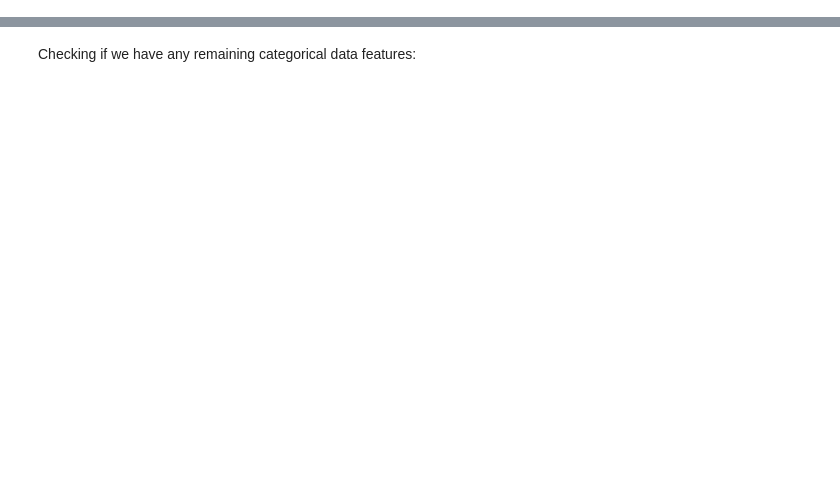
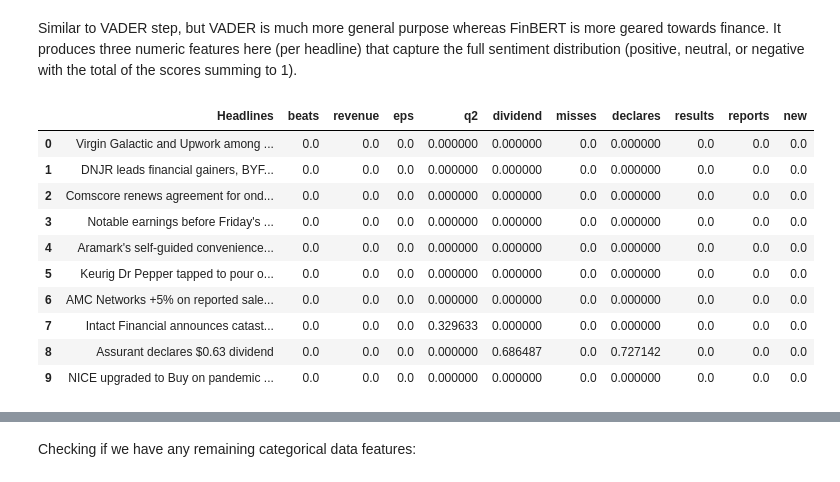
Before and after one commit to colleynsousa/NLPStockPriceNewsSentiment, a Jupyter notebook: Pre-processing.ipynb, the cells around one changed output, grey strips where cells are left out. Saved outputs shown, nothing was run; the diff lists cells and outputs as text; code cells hidden in the pictures; blank space fills up the shorter version.

```diff
--- a/Pre-processing.ipynb
+++ b/Pre-processing.ipynb
@@ -7,0 +19,5 @@ from sklearn.preprocessing import StandardScaler
+# %%
+#Adding headline length & word count
+data['headline_length']=data['Headlines'].apply(len)
+data['word_count']=data['Headlines'].apply(lambda x: len(x.split()))
+data.head()
@@ -7,0 +88,27 @@ from sklearn.preprocessing import StandardScaler
+# %% [markdown]
+Similar to VADER step, but VADER is much more general purpose whereas FinBERT is more geared towards finance. It produces three numeric features here (per headline) that capture the full sentiment distribution (positive, neutral, or negative with the total of the scores summing to 1).
+# %%
+#now doing some TFIDF stuff - extracting numerical features from headline text by converting important words into TFIDF scores
+tfidf=TfidfVectorizer(max_features=100,stop_words='english') #limiting to the top 100 words, and not including stop words which might dominate in terms of frequency
+X_tfidf=tfidf.fit_transform(data['Headlines']) #convert each headline into a vector of TFIDF scores corresponding to top 100 words
+tfidf_df=pd.DataFrame(X_tfidf.toarray(),columns=tfidf.get_feature_names_out(),index=data.index)
+data=pd.concat([data,tfidf_df],axis=1)
+
+#display these new columns, putting most important words at the front
+tfidf_cols=tfidf_df.columns
+avg_tfidf=tfidf_df[tfidf_cols].mean().sort_values(ascending=False)
+top_words=avg_tfidf.index.tolist()
+display_cols=['Headlines'] + top_words[:10]
+data[display_cols].head(10)
+# %% [output]
+|  | Headlines | beats | revenue | eps | q2 | dividend | misses | declares | results | reports | new |
+| 0 | Virgin Galactic and Upwork among ... | 0.0 | 0.0 | 0.0 | 0.000000 | 0.000000 | 0.0 | 0.000000 | 0.0 | 0.0 | 0.0 |
+| 1 | DNJR leads financial gainers, BYF... | 0.0 | 0.0 | 0.0 | 0.000000 | 0.000000 | 0.0 | 0.000000 | 0.0 | 0.0 | 0.0 |
+| 2 | Comscore renews agreement for ond... | 0.0 | 0.0 | 0.0 | 0.000000 | 0.000000 | 0.0 | 0.000000 | 0.0 | 0.0 | 0.0 |
+| 3 | Notable earnings before Friday's ... | 0.0 | 0.0 | 0.0 | 0.000000 | 0.000000 | 0.0 | 0.000000 | 0.0 | 0.0 | 0.0 |
+| 4 | Aramark's self-guided convenience... | 0.0 | 0.0 | 0.0 | 0.000000 | 0.000000 | 0.0 | 0.000000 | 0.0 | 0.0 | 0.0 |
+| 5 | Keurig Dr Pepper tapped to pour o... | 0.0 | 0.0 | 0.0 | 0.000000 | 0.000000 | 0.0 | 0.000000 | 0.0 | 0.0 | 0.0 |
+| 6 | AMC Networks +5% on reported sale... | 0.0 | 0.0 | 0.0 | 0.000000 | 0.000000 | 0.0 | 0.000000 | 0.0 | 0.0 | 0.0 |
+| 7 | Intact Financial announces catast... | 0.0 | 0.0 | 0.0 | 0.329633 | 0.000000 | 0.0 | 0.000000 | 0.0 | 0.0 | 0.0 |
+| 8 | Assurant declares $0.63 dividend | 0.0 | 0.0 | 0.0 | 0.000000 | 0.686487 | 0.0 | 0.727142 | 0.0 | 0.0 | 0.0 |
+| 9 | NICE upgraded to Buy on pandemic ... | 0.0 | 0.0 | 0.0 | 0.000000 | 0.000000 | 0.0 | 0.000000 | 0.0 | 0.0 | 0.0 |
```
Also changed, not shown: parts of 28 cells of this notebook, 3 other files.
